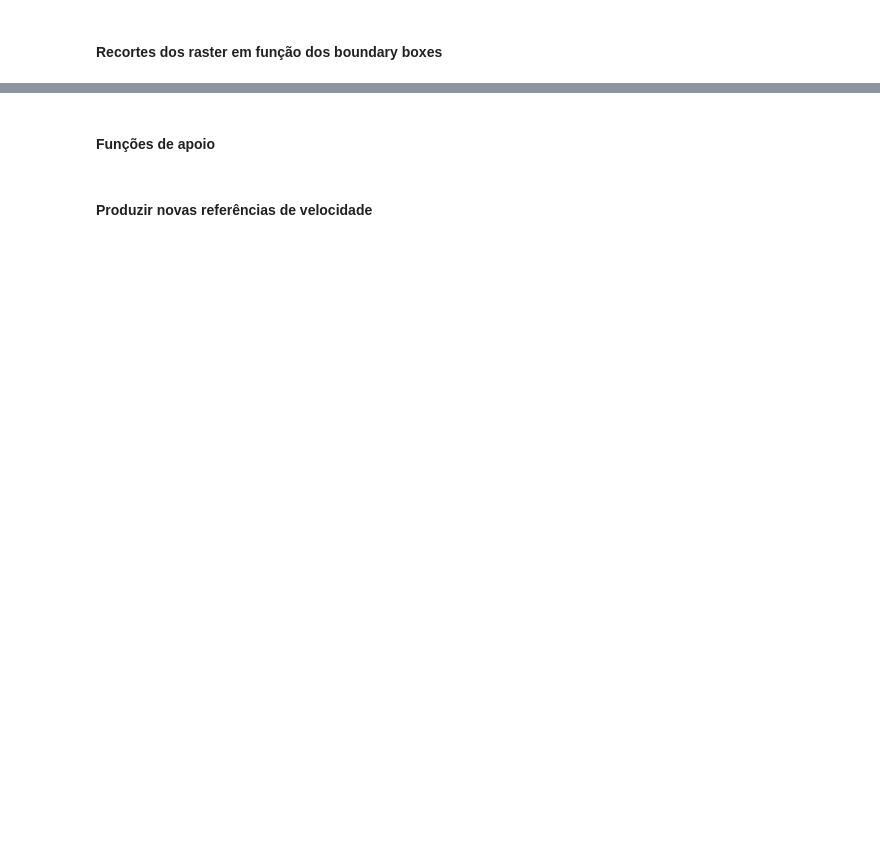
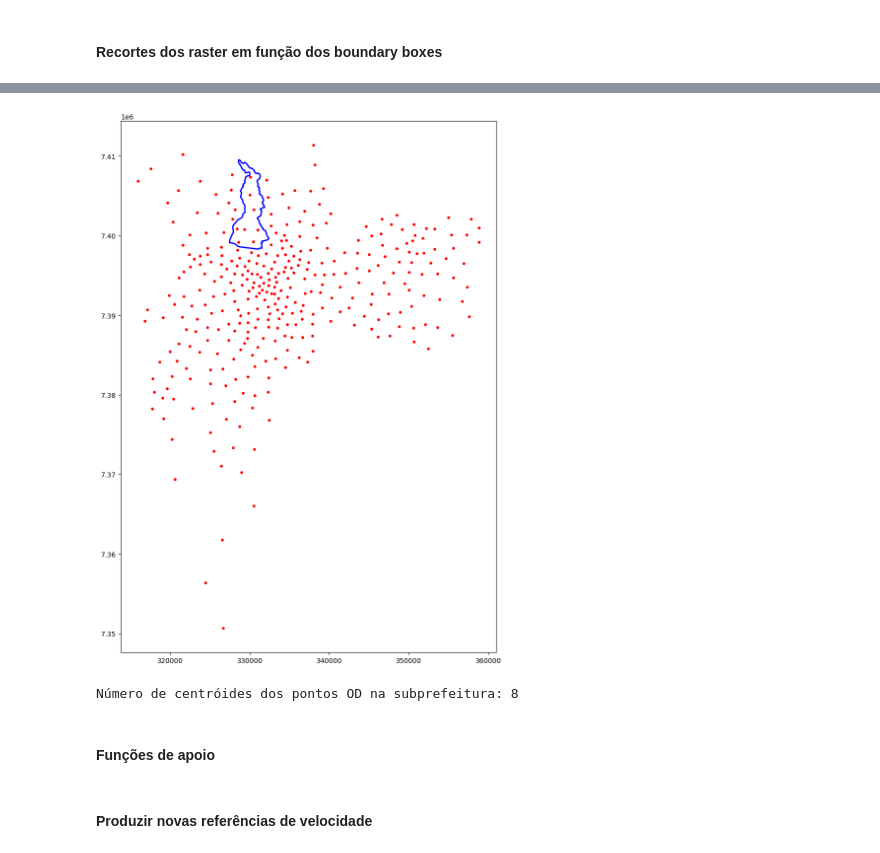
Before and after one commit to marcelof314/SP_urban_flooding, a Jupyter notebook: 13 Large Data Processing.ipynb, the cells around one changed output, grey strips where cells are left out. Cells and saved outputs as stored; diff of their text form; code cells hidden in the pictures; blank space fills up the shorter version.

```diff
--- a/13 Large Data Processing.ipynb
+++ b/13 Large Data Processing.ipynb
@@ -259,2 +403,31 @@ print("\nProcessamento concluído para todos os pacotes e subprefeituras!")
+# %%
+fig2, ax2 = plt.subplots(figsize=(14,14))
+
+# Plotar os centroides dos pontos OD (essa linha já retorna um GeoSeries)
+gdf_OD_SP.geometry.centroid.plot(ax=ax2, color='red', markersize=10)
+
+# Seleciona a subprefeitura como GeoSeries e plota sua geometria
+gdf_sp_filtrado.iloc[[indice_sp]].geometry.plot(ax=ax2, facecolor='none', edgecolor='blue', linewidth=2)
+
+plt.show()
+# %% [output]
+[figure, added]
+# %%
+# Seleciona a subprefeitura pelo índice, mantendo o formato de GeoDataFrame
+subpref_polygon = gdf_sp_filtrado.iloc[[indice_sp]]
+
+# Cria um GeoDataFrame com os centróides dos pontos OD
+gdf_OD_centroids = gdf_OD_SP.copy()
+gdf_OD_centroids["centroide"] = gdf_OD_centroids.geometry.centroid
+gdf_OD_centroids = gpd.GeoDataFrame(gdf_OD_centroids, geometry="centroide", crs=gdf_OD_SP.crs)
+
+# Realiza a junção espacial para identificar os centróides dentro da subprefeitura
+gdf_centroids_in_subpref = gdf_OD_centroids.sjoin(subpref_polygon, how="inner", predicate="within")
+
+# Conta quantos centróides foram encontrados
+num_centroids = len(gdf_centroids_in_subpref)
+print("Número de centróides dos pontos OD na subprefeitura:", num_centroids)
+# %% [output]
+Número de centróides dos pontos OD na subprefeitura: 8
 # %% [markdown]
 #### Funções de apoio
```
Also changed, not shown: parts of 24 cells of this notebook, 9 other files.
